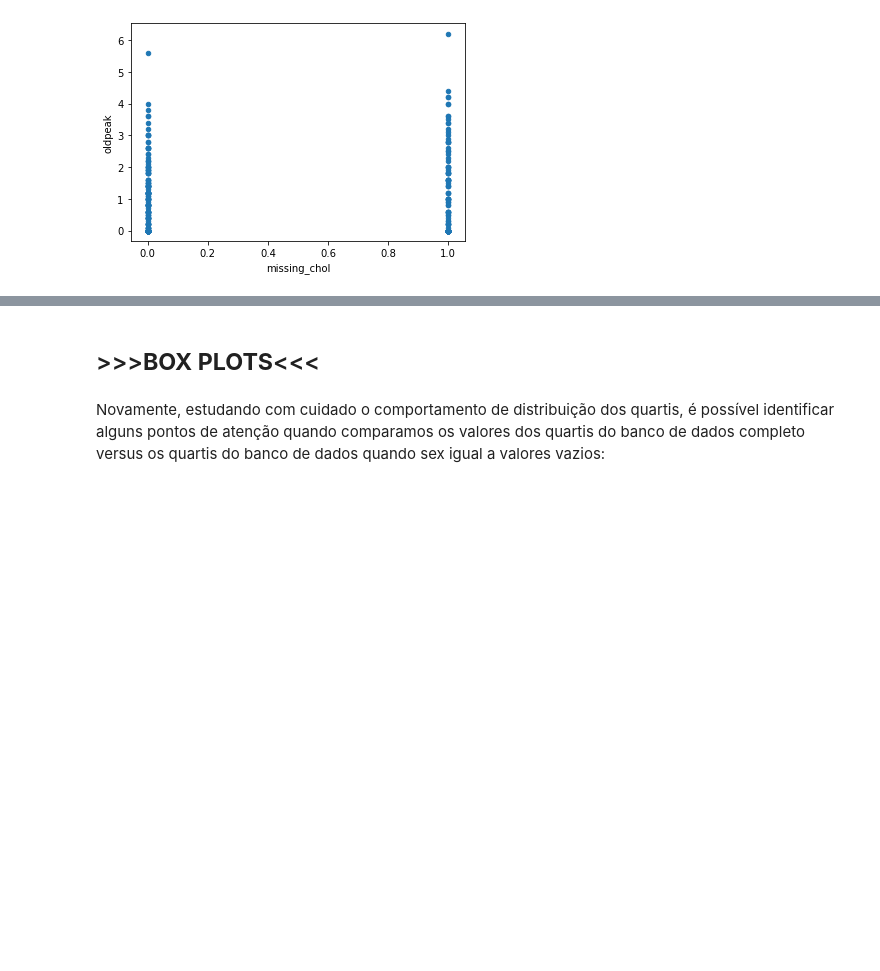
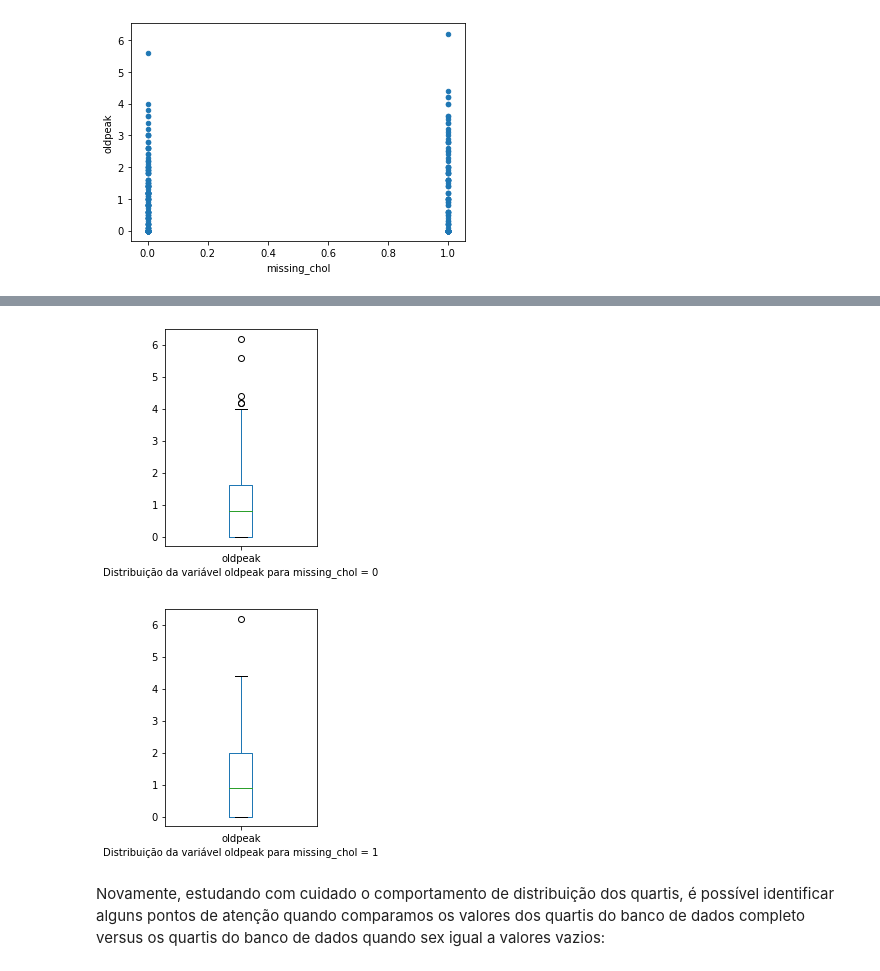
Before and after one commit to andisantos/MO826_labs, a Jupyter notebook: lab2/lab2.ipynb, the cells around one changed output, grey strips where cells are left out. Drawn from its saved outputs; the diff is of its cells as text; code cells hidden in the pictures; blank space fills up the shorter version.

```diff
--- a/lab2/lab2.ipynb
+++ b/lab2/lab2.ipynb
@@ -447,5 +458,17 @@ missing_chol_df.plot.scatter("missing_chol", "thal")
-# %% [markdown]
-## >>>**BOX PLOTS**<<<
+# %%
+oldpeak_all = chol_df['oldpeak']
+oldpeak_missing = missing_chol_df['oldpeak']
+
+ax1 = plt.subplot(1, 2, 1)
+ax1.set_xlabel("Distribuição da variável oldpeak para missing_chol = 0")
+plt.show(oldpeak_all.plot.box())
+
+ax2 = plt.subplot(1, 2, 2)
+ax2.set_xlabel("Distribuição da variável oldpeak para missing_chol = 1")
+plt.show(oldpeak_missing.plot.box())
+# %% [output]
+[figure, added]
+[figure, added]
 # %% [markdown]
 Novamente, estudando com cuidado o comportamento de distribuição dos quartis, é possível identificar alguns pontos de atenção quando comparamos os valores dos quartis do banco de dados completo versus os quartis do banco de dados quando sex igual a valores vazios:
 # %%
```
Also changed, not shown: parts of 12 cells of this notebook.
